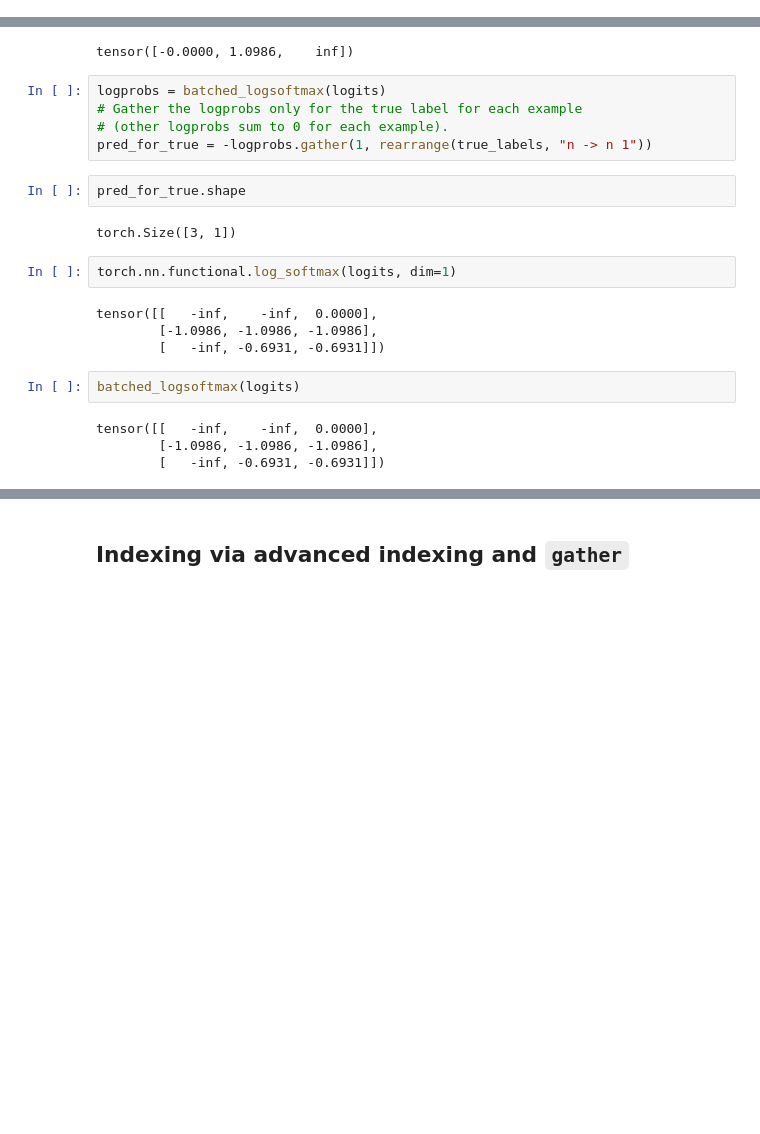
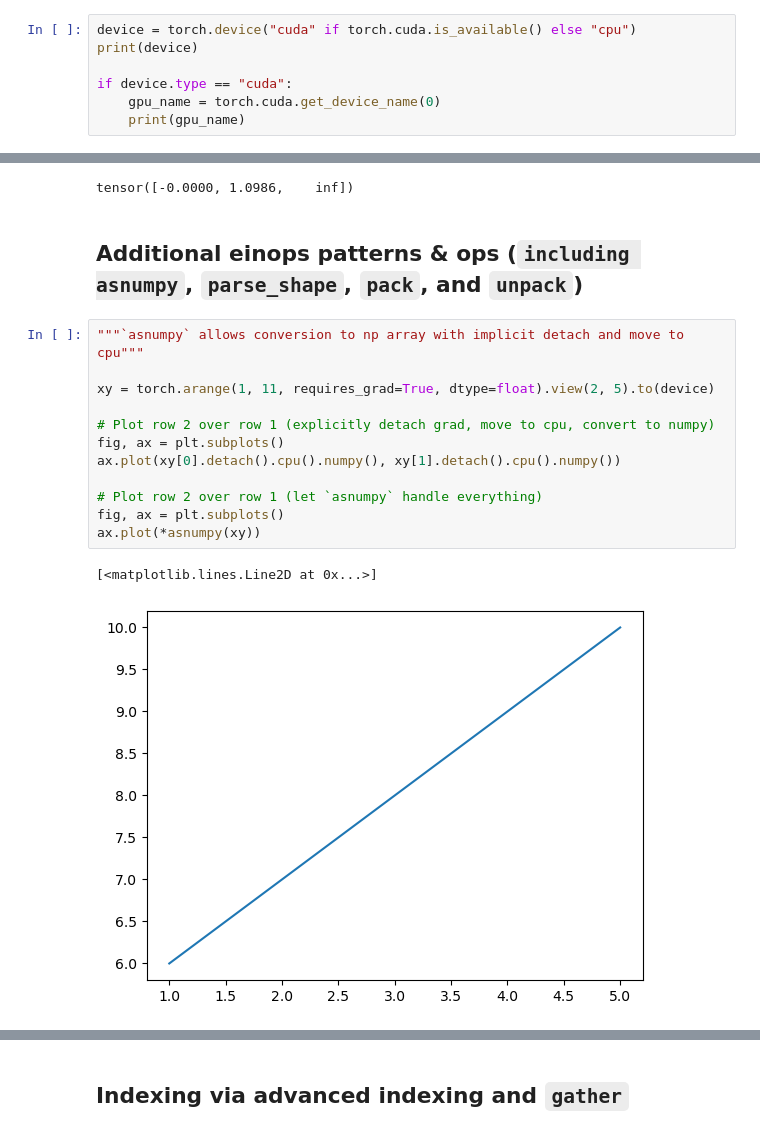
Before and after one commit to jkbhagatio/arena_3.0_course, a Jupyter notebook: playground/einops_intro.ipynb, the cells around one changed output, grey strips where cells are left out. Drawn from its saved outputs; the diff is of its cells as text; blank space fills up the shorter version.

Commit message:
finished einops overview notebook!

```diff
--- a/playground/einops_intro.ipynb
+++ b/playground/einops_intro.ipynb
@@ -50,0 +55,7 @@ from einops.layers.torch import Rearrange, Reduce
+# %%
+device = torch.device("cuda" if torch.cuda.is_available() else "cpu")
+print(device)
+
+if device.type == "cuda":
+    gpu_name = torch.cuda.get_device_name(0)
+    print(gpu_name)
@@ -764,24 +778,20 @@ display(expected, actual)
 # %% [output]
 tensor([0.0000, 1.0986,    inf])
 tensor([-0.0000, 1.0986,    inf])
-# %%
-logprobs = batched_logsoftmax(logits)
-# Gather the logprobs only for the true label for each example
-# (other logprobs sum to 0 for each example).
-pred_for_true = -logprobs.gather(1, rearrange(true_labels, "n -> n 1"))
-# %%
-pred_for_true.shape
-# %% [output]
-torch.Size([3, 1])
-# %%
-torch.nn.functional.log_softmax(logits, dim=1)
-# %% [output]
-tensor([[   -inf,    -inf,  0.0000],
-        [-1.0986, -1.0986, -1.0986],
-        [   -inf, -0.6931, -0.6931]])
-# %%
-batched_logsoftmax(logits)
-# %% [output]
-tensor([[   -inf,    -inf,  0.0000],
-        [-1.0986, -1.0986, -1.0986],
-        [   -inf, -0.6931, -0.6931]])
+# %% [markdown]
+## Additional einops patterns & ops (`including asnumpy`, `parse_shape`, `pack`, and `unpack`)
+# %%
+"""`asnumpy` allows conversion to np array with implicit detach and move to cpu"""
+
+xy = torch.arange(1, 11, requires_grad=True, dtype=float).view(2, 5).to(device)
+
+# Plot row 2 over row 1 (explicitly detach grad, move to cpu, convert to numpy)
+fig, ax = plt.subplots()
+ax.plot(xy[0].detach().cpu().numpy(), xy[1].detach().cpu().numpy())
+
+# Plot row 2 over row 1 (let `asnumpy` handle everything)
+fig, ax = plt.subplots()
+ax.plot(*asnumpy(xy))
+# %% [output]
+[<matplotlib.lines.Line2D at 0x...>]
+[figure, added]
```
Also changed, not shown: parts of 10 cells of this notebook, 2 other files.
